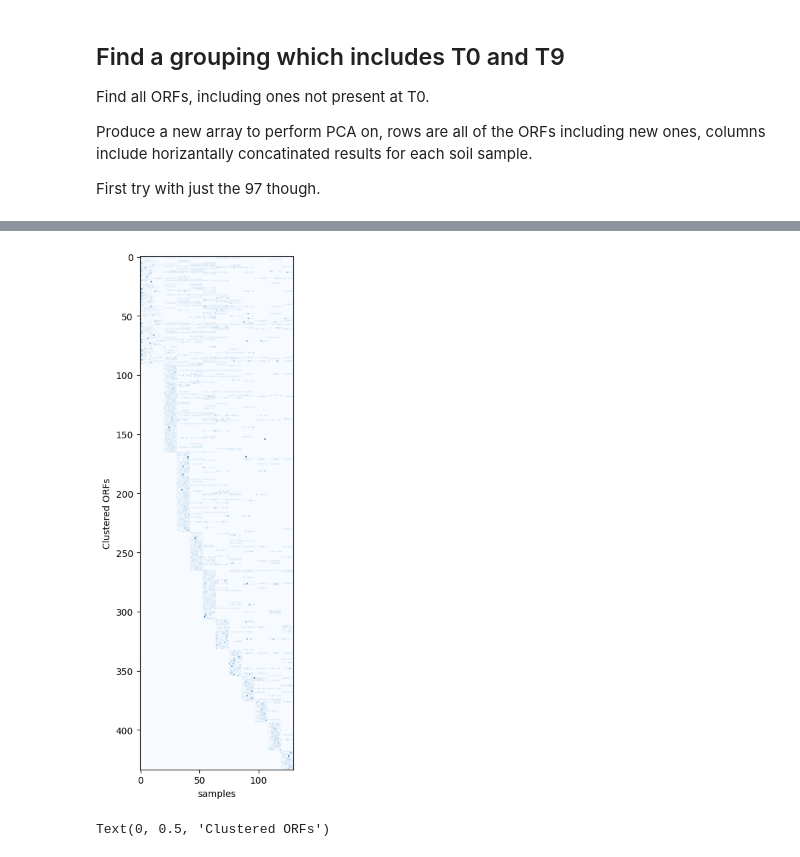
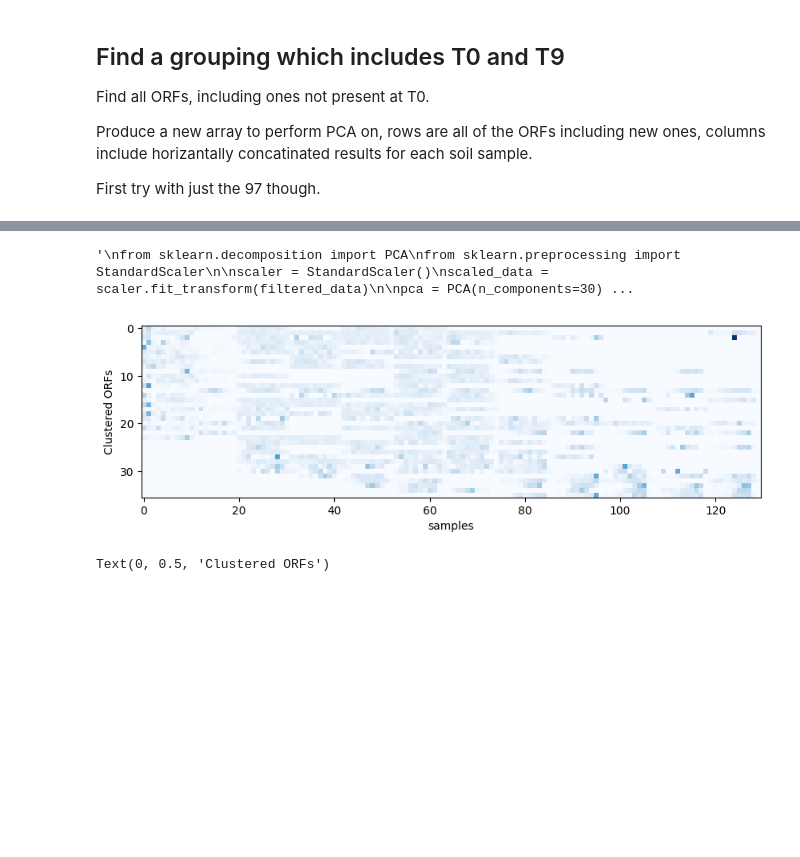
Before and after one commit to AddisonHowe/soil-metagenomics, a Jupyter notebook: organization.ipynb, the cells around one changed output, grey strips where cells are left out. Drawn from its saved outputs; the diff is of its cells as text; code cells hidden in the pictures; blank space fills up the shorter version.

```diff
--- a/organization.ipynb
+++ b/organization.ipynb
@@ -408,13 +408,17 @@ Produce a new array to perform PCA on, rows are all of the ORFs including new on
 
 First try with just the 97 though.
 # %%
-drug = 'CHL'
+drug = 'None'
 
+cluster_ids = pd.read_csv(f'out/orf_ids/cluster_ids_09_nar.tsv')
+cluster_ids = cluster_ids.values
 clustered_data = pd.read_csv(f'out/K00370abundances/T0data_09_{drug}_K00370.tsv', sep='\t', header=None)
 old_data = clustered_data.values
 data = old_data / old_data.sum(axis=1, keepdims=True)
 
 abs_data = old_data
+
+id_list = []
 
 for soil in soils:
     filename = f"out/K00370abundances/{soil}data_09_{drug}_K00370.tsv"  # Construct the filename
@@ -434,9 +438,11 @@ for i, datum in enumerate(data):
     for entry in datum:
         if entry != 0:
             score += 1
-    if score > 0:
+    if score > 50:
         filtered_data.append(datum)
         absolute_data.append(abs_data[i])
+        id_list.append([i, cluster_ids[i][0]])
+
 
 
 filtered_data = [list(arr) for arr in filtered_data]
@@ -447,6 +453,8 @@ plt.imshow(filtered_data, cmap = 'Blues')
 plt.xlabel('samples')
 plt.ylabel('Clustered ORFs')
 
+for id in id_list:
+    print(id[1])
 """
 from sklearn.decomposition import PCA
 from sklearn.preprocessing import StandardScaler
@@ -506,4 +514,5 @@ for i, ratio in enumerate(pca.explained_variance_ratio_, start=1):
+'\nfrom sklearn.decomposition import PCA\nfrom sklearn.preprocessing import StandardScaler\n\nscaler = StandardScaler()\nscaled_data = scaler.fit_transform(filtered_data)\n\npca = PCA(n_components=30) ...
-[figure, old version]
+[figure, new version]
 # %%
 #different filtering, i just want the ones with T0 data for a moment
 
```
Also changed, not shown: parts of 1 cell of this notebook, 43 other files.
